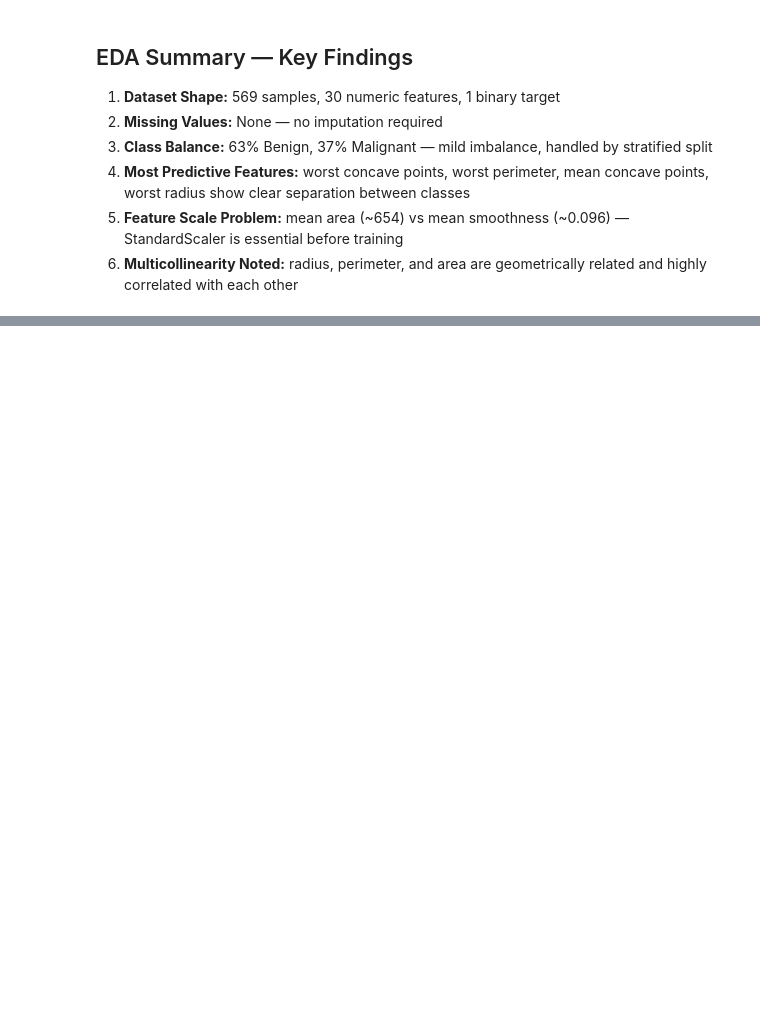
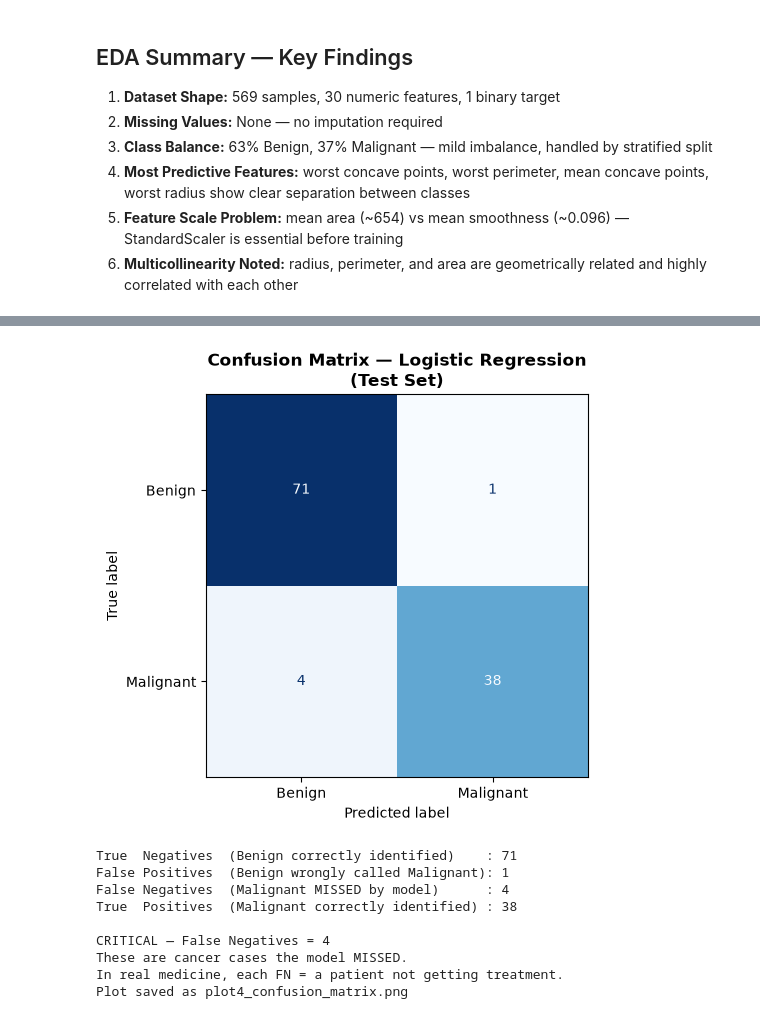
Before and after one commit to hanizehra/Breast_Cancer_AI_Project, a Jupyter notebook: breast_cancer_project.ipynb, the cells around one changed output, grey strips where cells are left out. Drawn from its saved outputs; the diff is of its cells as text; code cells hidden in the pictures; blank space fills up the shorter version.

Commit message:
Added preprocessing, both models, evaluation metrics, 6 plots, and final summary

```diff
--- a/breast_cancer_project.ipynb
+++ b/breast_cancer_project.ipynb
@@ -176,0 +562,12 @@ print("Plot saved as plot3_feature_distributions.png")
+# %%
+# Cell 15 — Classification Predictions
+y_pred       = log_model.predict(X_test_scaled)
+y_pred_proba = log_model.predict_proba(X_test_scaled)[:, 1]
+
+y_pred_train       = log_model.predict(X_train_scaled)
+y_pred_train_proba = log_model.predict_proba(X_train_scaled)[:, 1]
+
+print("Predictions generated successfully.")
+print(f"Test predictions shape  : {y_pred.shape}")
+print(f"First 10 predictions    : {y_pred[:10]}")
+print(f"First 10 actual labels  : {list(y_test[:10])}")
@@ -176,0 +625,48 @@ print("Plot saved as plot3_feature_distributions.png")
+# %%
+# Cell 17 — Confusion Matrix
+fig, ax = plt.subplots(figsize=(6, 5))
+
+cm = confusion_matrix(y_test, y_pred)
+
+disp = ConfusionMatrixDisplay(
+    confusion_matrix=cm,
+    display_labels=['Benign', 'Malignant']
+)
+disp.plot(
+    ax=ax,
+    cmap='Blues',
+    colorbar=False
+)
+
+ax.set_title(
+    'Confusion Matrix — Logistic Regression\n(Test Set)',
+    fontweight='bold',
+    fontsize=12
+)
+
+plt.tight_layout()
+plt.savefig('plot4_confusion_matrix.png', dpi=150)
+plt.show()
+
+# Print interpretation
+tn, fp, fn, tp = cm.ravel()
+print(f"\nTrue  Negatives  (Benign correctly identified)    : {tn}")
+print(f"False Positives  (Benign wrongly called Malignant): {fp}")
+print(f"False Negatives  (Malignant MISSED by model)      : {fn}")
+print(f"True  Positives  (Malignant correctly identified) : {tp}")
+print()
+print(f"CRITICAL — False Negatives = {fn}")
+print(f"These are cancer cases the model MISSED.")
+print(f"In real medicine, each FN = a patient not getting treatment.")
+print("Plot saved as plot4_confusion_matrix.png")
+# %% [output]
+[figure, added]
+True  Negatives  (Benign correctly identified)    : 71
+False Positives  (Benign wrongly called Malignant): 1
+False Negatives  (Malignant MISSED by model)      : 4
+True  Positives  (Malignant correctly identified) : 38
+
+CRITICAL — False Negatives = 4
+These are cancer cases the model MISSED.
+In real medicine, each FN = a patient not getting treatment.
+Plot saved as plot4_confusion_matrix.png
```
Also changed, not shown: parts of 24 cells of this notebook, 4 other files.
